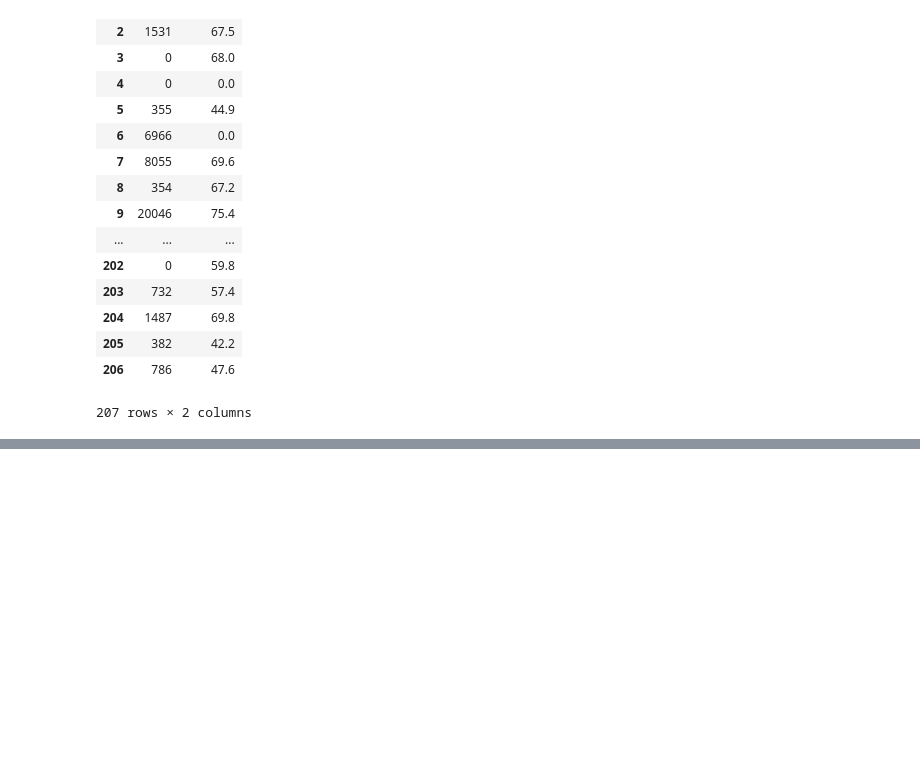
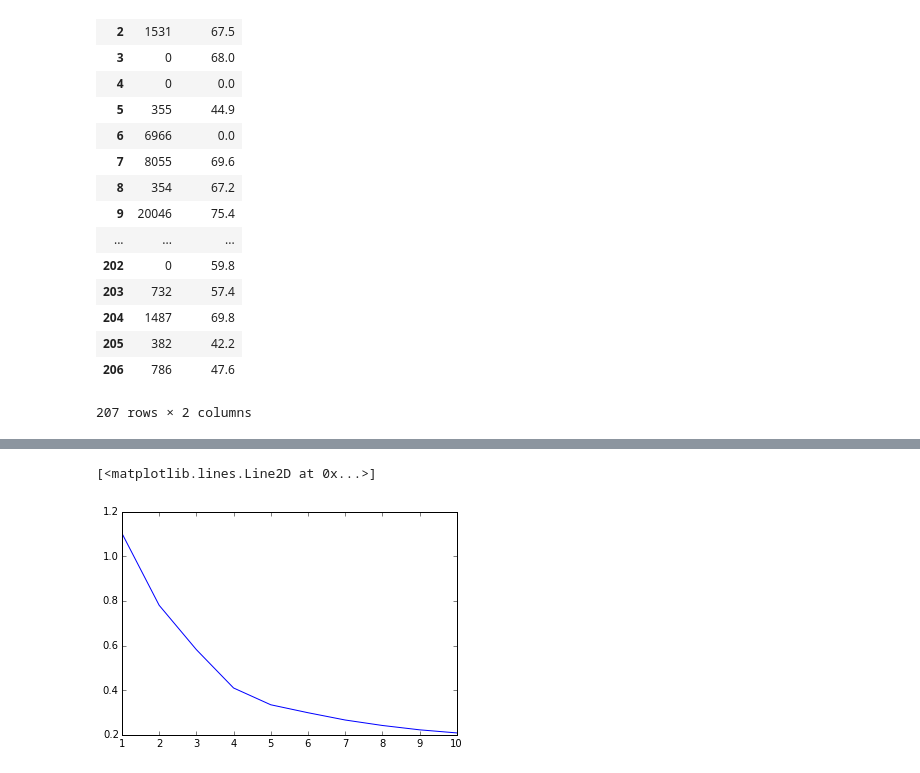
Before and after one commit to molliemarie/Thinkful-Data-Science-Projects, a Jupyter notebook: Unit4/kmeans1.ipynb, the cells around one changed output, grey strips where cells are left out. Cells and saved outputs as stored; diff of their text form; code cells hidden in the pictures; blank space fills up the shorter version.

```diff
--- a/Unit4/kmeans1.ipynb
+++ b/Unit4/kmeans1.ipynb
@@ -184,0 +358,13 @@ df1
+# %%
+average_distance = []
+for k in range(1,11):
+    cluster1 = whiten(cluster1)
+    centroids1,dist1 = kmeans(cluster1,k) # you can calculate the eucledean distance in the next line
+    idx1,idxdist1 = vq(cluster1,centroids1)
+    avg_dist = np.mean(idxdist1)
+    average_distance.append(avg_dist)
+# Just plotting the mean distance, you can plot Euclidian distance once you update the code
+plot(range(1,11), average_distance)
+# %% [output]
+[<matplotlib.lines.Line2D at 0x...>]
+[figure, added]
```
Also changed, not shown: parts of 26 cells of this notebook, 2 other files.
